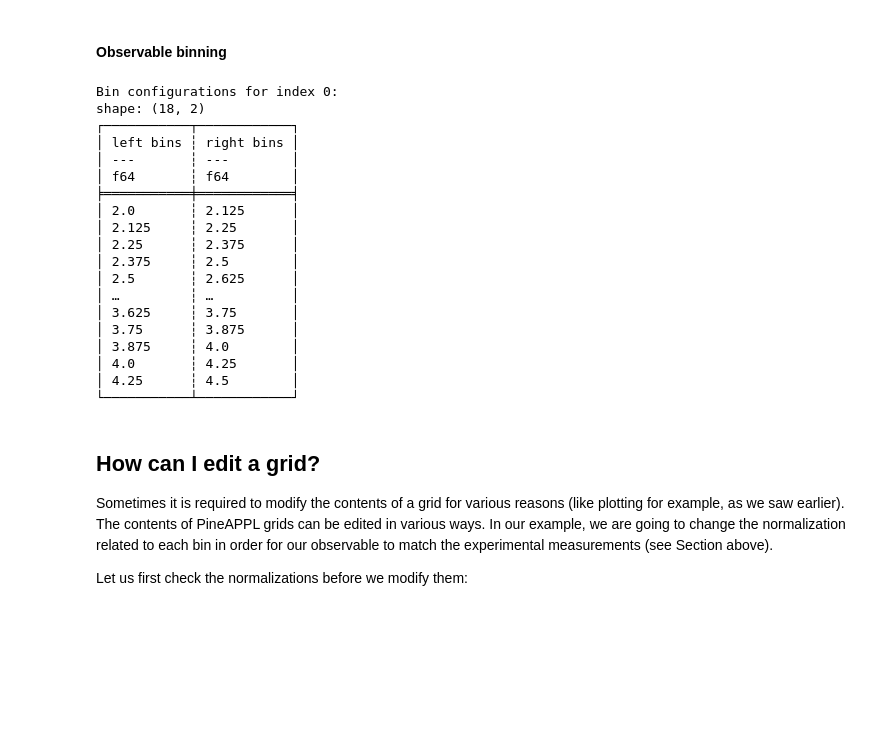
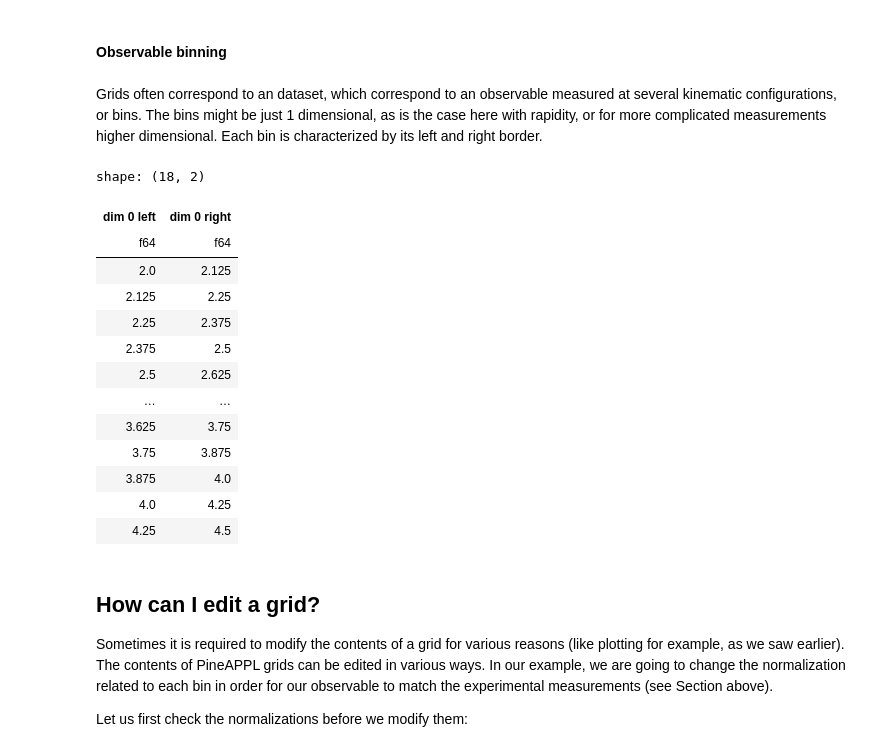
Before and after one commit to NNPDF/pineappl, a Jupyter notebook: pineappl_py/docs/source/introduction.ipynb, the cells around one changed output. Cells and saved outputs as stored; diff of their text form; code cells hidden in the pictures; blank space fills up the shorter version.

```diff
--- a/pineappl_py/docs/source/introduction.ipynb
+++ b/pineappl_py/docs/source/introduction.ipynb
@@ -211,37 +191,38 @@ logs are shown. For instance, the first index shows that the grid
 contains a leading-order (LO) which has the coupling $a_s^2$.
 # %% [markdown]
 #### Observable binning
+# %% [markdown]
+Grids often correspond to an dataset, which correspond to an observable measured at several kinematic configurations, or bins.
+The bins might be just 1 dimensional, as is the case here with rapidity, or for more complicated measurements higher dimensional.
+Each bin is characterized by its left and right border.
 # %%
 # To get the bin configurations
 bin_dims = grid.bin_dimensions()
 
 # Each element of bins is an object with a left and right limit and
 # an associated bin normalization.
-for idx, bin_dim in enumerate(range(bin_dims)):
-    print(f"Bin configurations for index {idx}:")
-    bin_left = grid.bin_left(0)
-    bin_right = grid.bin_right(0)
-    print(pl.DataFrame({"left bins": bin_left, "right bins": bin_right}))
+df = pl.DataFrame({})
+for bin_dim in range(bin_dims):
+    df = pl.concat([df,pl.DataFrame({
+        f"dim {bin_dim} left": grid.bin_left(bin_dim),
+        f"dim {bin_dim} right": grid.bin_right(bin_dim),
+    })],how="vertical",)
+df
 # %% [output]
-Bin configurations for index 0:
 shape: (18, 2)
-┌───────────┬────────────┐
-│ left bins ┆ right bins │
-│ ---       ┆ ---        │
-│ f64       ┆ f64        │
-╞═══════════╪════════════╡
-│ 2.0       ┆ 2.125      │
-│ 2.125     ┆ 2.25       │
-│ 2.25      ┆ 2.375      │
-│ 2.375     ┆ 2.5        │
-│ 2.5       ┆ 2.625      │
-│ …         ┆ …          │
-│ 3.625     ┆ 3.75       │
-│ 3.75      ┆ 3.875      │
-│ 3.875     ┆ 4.0        │
-│ 4.0       ┆ 4.25       │
-│ 4.25      ┆ 4.5        │
-└───────────┴────────────┘
+| dim 0 left | dim 0 right |
+| f64 | f64 |
+| 2.0 | 2.125 |
+| 2.125 | 2.25 |
+| 2.25 | 2.375 |
+| 2.375 | 2.5 |
+| 2.5 | 2.625 |
+| … | … |
+| 3.625 | 3.75 |
+| 3.75 | 3.875 |
+| 3.875 | 4.0 |
+| 4.0 | 4.25 |
+| 4.25 | 4.5 |
 # %% [markdown]
 ## How can I edit a grid?
 
```
Also changed, not shown: parts of 12 cells of this notebook, 2 other files.
